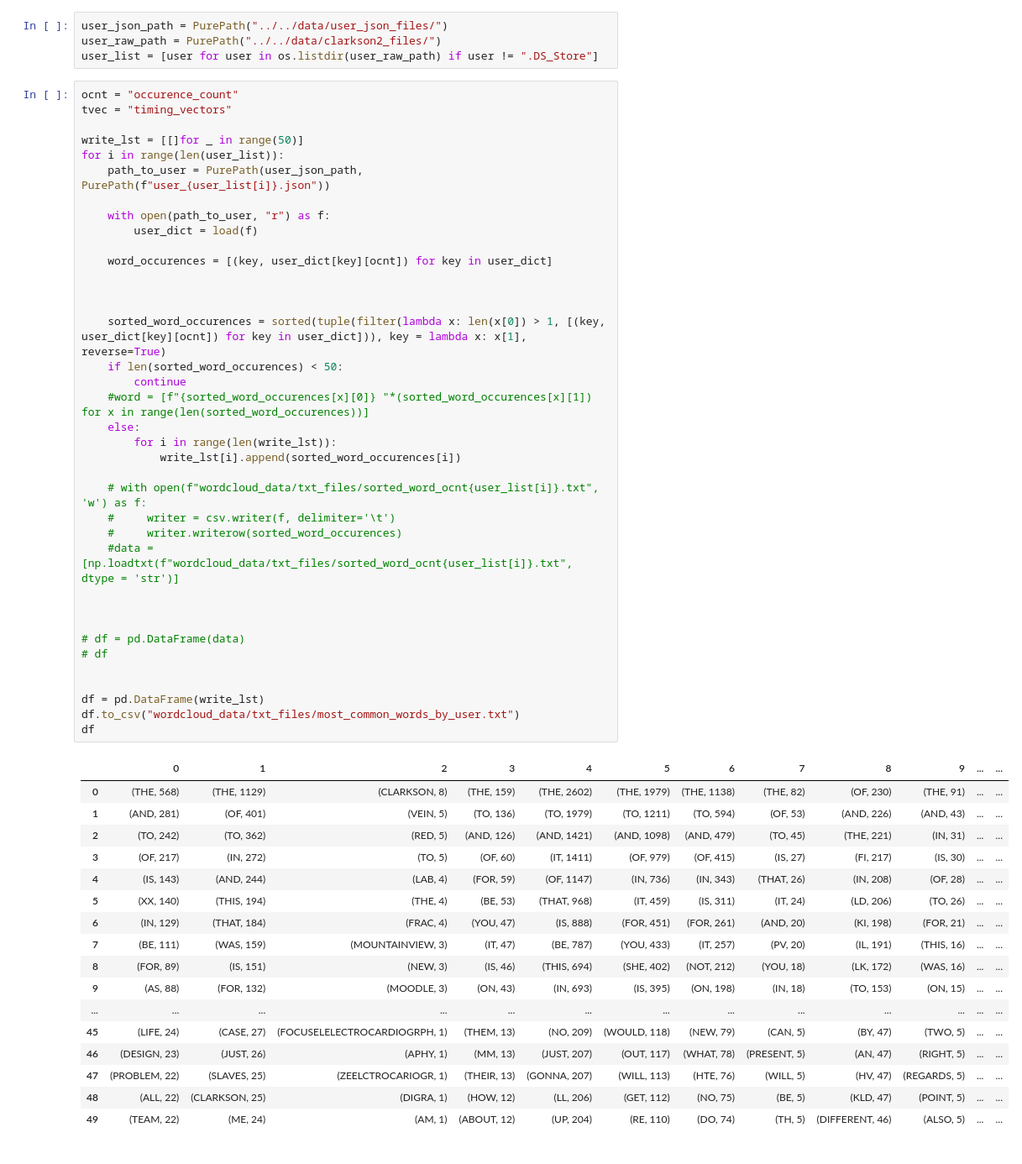
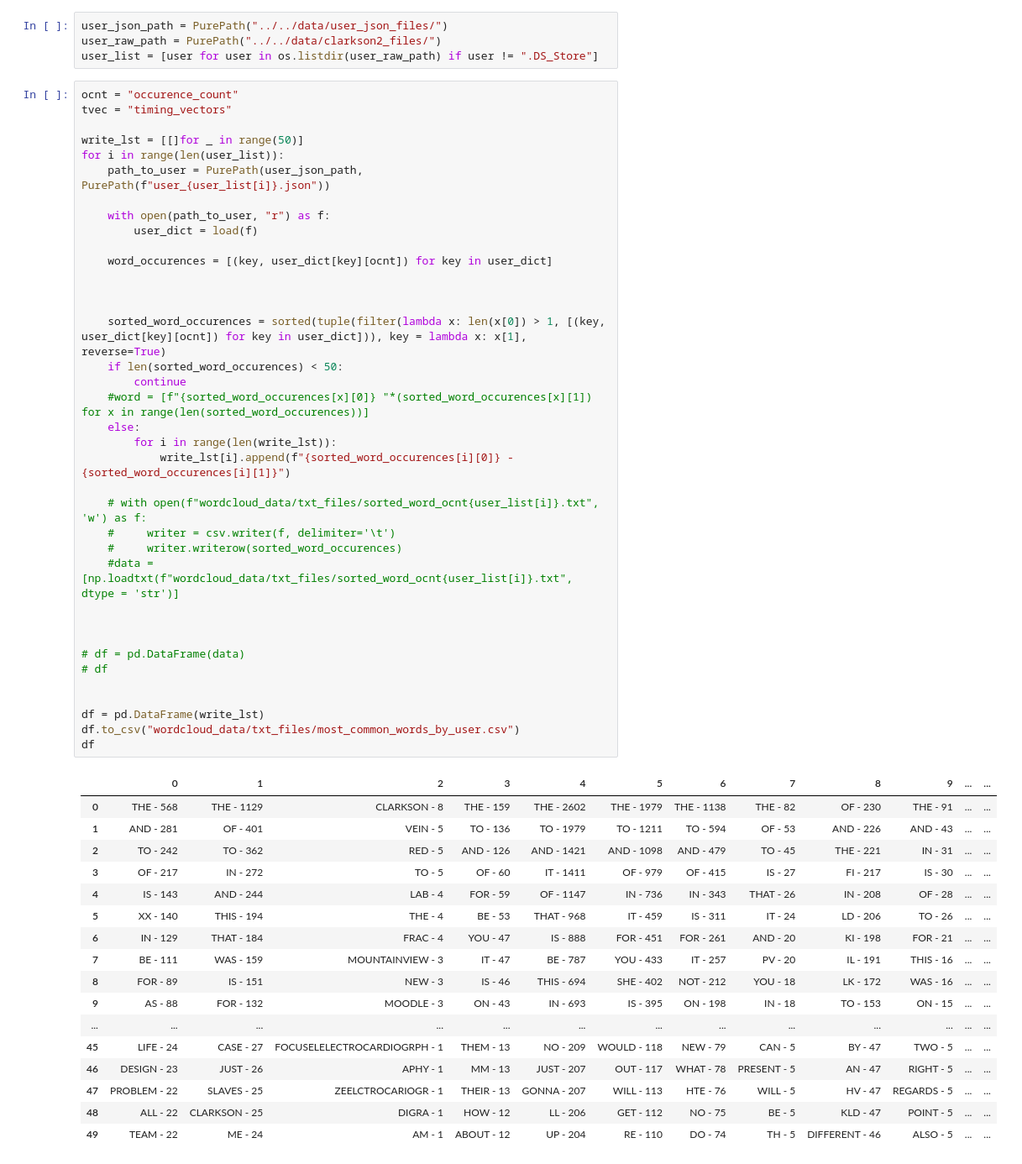
Before and after one commit to Joshua-Elms/nsf-reu2022, a Jupyter notebook: continuous_authentication/analysis/total_wordcloud.ipynb, the cells around one changed output. Shown: that part at 84% size. Cells and saved outputs as stored; diff of their text form.

```diff
--- a/continuous_authentication/analysis/total_wordcloud.ipynb
+++ b/continuous_authentication/analysis/total_wordcloud.ipynb
@@ -25,51 +25,51 @@ for i in range(len(user_list)):
 
     with open(path_to_user, "r") as f:
         user_dict = load(f)
 
     word_occurences = [(key, user_dict[key][ocnt]) for key in user_dict]
 
 
 
     sorted_word_occurences = sorted(tuple(filter(lambda x: len(x[0]) > 1, [(key, user_dict[key][ocnt]) for key in user_dict])), key = lambda x: x[1], reverse=True)
     if len(sorted_word_occurences) < 50:
         continue
     #word = [f"{sorted_word_occurences[x][0]} "*(sorted_word_occurences[x][1]) for x in range(len(sorted_word_occurences))]
     else:
         for i in range(len(write_lst)):
-            write_lst[i].append(sorted_word_occurences[i])
+            write_lst[i].append(f"{sorted_word_occurences[i][0]} - {sorted_word_occurences[i][1]}")
 
     # with open(f"wordcloud_data/txt_files/sorted_word_ocnt{user_list[i]}.txt", 'w') as f:
     #     writer = csv.writer(f, delimiter='\t')
     #     writer.writerow(sorted_word_occurences)
     #data = [np.loadtxt(f"wordcloud_data/txt_files/sorted_word_ocnt{user_list[i]}.txt", dtype = 'str')]
 
 
 
 # df = pd.DataFrame(data)
 # df
 
 
 df = pd.DataFrame(write_lst)
-df.to_csv("wordcloud_data/txt_files/most_common_words_by_user.txt")
+df.to_csv("wordcloud_data/txt_files/most_common_words_by_user.csv")
 df
 # %% [output]
 |  | 0 | 1 | 2 | 3 | 4 | 5 | 6 | 7 | 8 | 9 | ... | ... |
-| 0 | (THE, 568) | (THE, 1129) | (CLARKSON, 8) | (THE, 159) | (THE, 2602) | (THE, 1979) | (THE, 1138) | (THE, 82) | (OF, 230) | (THE, 91) | ... | ... |
-| 1 | (AND, 281) | (OF, 401) | (VEIN, 5) | (TO, 136) | (TO, 1979) | (TO, 1211) | (TO, 594) | (OF, 53) | (AND, 226) | (AND, 43) | ... | ... |
-| 2 | (TO, 242) | (TO, 362) | (RED, 5) | (AND, 126) | (AND, 1421) | (AND, 1098) | (AND, 479) | (TO, 45) | (THE, 221) | (IN, 31) | ... | ... |
-| 3 | (OF, 217) | (IN, 272) | (TO, 5) | (OF, 60) | (IT, 1411) | (OF, 979) | (OF, 415) | (IS, 27) | (FI, 217) | (IS, 30) | ... | ... |
-| 4 | (IS, 143) | (AND, 244) | (LAB, 4) | (FOR, 59) | (OF, 1147) | (IN, 736) | (IN, 343) | (THAT, 26) | (IN, 208) | (OF, 28) | ... | ... |
-| 5 | (XX, 140) | (THIS, 194) | (THE, 4) | (BE, 53) | (THAT, 968) | (IT, 459) | (IS, 311) | (IT, 24) | (LD, 206) | (TO, 26) | ... | ... |
-| 6 | (IN, 129) | (THAT, 184) | (FRAC, 4) | (YOU, 47) | (IS, 888) | (FOR, 451) | (FOR, 261) | (AND, 20) | (KI, 198) | (FOR, 21) | ... | ... |
-| 7 | (BE, 111) | (WAS, 159) | (MOUNTAINVIEW, 3) | (IT, 47) | (BE, 787) | (YOU, 433) | (IT, 257) | (PV, 20) | (IL, 191) | (THIS, 16) | ... | ... |
-| 8 | (FOR, 89) | (IS, 151) | (NEW, 3) | (IS, 46) | (THIS, 694) | (SHE, 402) | (NOT, 212) | (YOU, 18) | (LK, 172) | (WAS, 16) | ... | ... |
-| 9 | (AS, 88) | (FOR, 132) | (MOODLE, 3) | (ON, 43) | (IN, 693) | (IS, 395) | (ON, 198) | (IN, 18) | (TO, 153) | (ON, 15) | ... | ... |
+| 0 | THE - 568 | THE - 1129 | CLARKSON - 8 | THE - 159 | THE - 2602 | THE - 1979 | THE - 1138 | THE - 82 | OF - 230 | THE - 91 | ... | ... |
+| 1 | AND - 281 | OF - 401 | VEIN - 5 | TO - 136 | TO - 1979 | TO - 1211 | TO - 594 | OF - 53 | AND - 226 | AND - 43 | ... | ... |
+| 2 | TO - 242 | TO - 362 | RED - 5 | AND - 126 | AND - 1421 | AND - 1098 | AND - 479 | TO - 45 | THE - 221 | IN - 31 | ... | ... |
+| 3 | OF - 217 | IN - 272 | TO - 5 | OF - 60 | IT - 1411 | OF - 979 | OF - 415 | IS - 27 | FI - 217 | IS - 30 | ... | ... |
+| 4 | IS - 143 | AND - 244 | LAB - 4 | FOR - 59 | OF - 1147 | IN - 736 | IN - 343 | THAT - 26 | IN - 208 | OF - 28 | ... | ... |
+| 5 | XX - 140 | THIS - 194 | THE - 4 | BE - 53 | THAT - 968 | IT - 459 | IS - 311 | IT - 24 | LD - 206 | TO - 26 | ... | ... |
+| 6 | IN - 129 | THAT - 184 | FRAC - 4 | YOU - 47 | IS - 888 | FOR - 451 | FOR - 261 | AND - 20 | KI - 198 | FOR - 21 | ... | ... |
+| 7 | BE - 111 | WAS - 159 | MOUNTAINVIEW - 3 | IT - 47 | BE - 787 | YOU - 433 | IT - 257 | PV - 20 | IL - 191 | THIS - 16 | ... | ... |
+| 8 | FOR - 89 | IS - 151 | NEW - 3 | IS - 46 | THIS - 694 | SHE - 402 | NOT - 212 | YOU - 18 | LK - 172 | WAS - 16 | ... | ... |
+| 9 | AS - 88 | FOR - 132 | MOODLE - 3 | ON - 43 | IN - 693 | IS - 395 | ON - 198 | IN - 18 | TO - 153 | ON - 15 | ... | ... |
 | ... | ... | ... | ... | ... | ... | ... | ... | ... | ... | ... | ... | ... |
-| 45 | (LIFE, 24) | (CASE, 27) | (FOCUSELELECTROCARDIOGRPH, 1) | (THEM, 13) | (NO, 209) | (WOULD, 118) | (NEW, 79) | (CAN, 5) | (BY, 47) | (TWO, 5) | ... | ... |
-| 46 | (DESIGN, 23) | (JUST, 26) | (APHY, 1) | (MM, 13) | (JUST, 207) | (OUT, 117) | (WHAT, 78) | (PRESENT, 5) | (AN, 47) | (RIGHT, 5) | ... | ... |
-| 47 | (PROBLEM, 22) | (SLAVES, 25) | (ZEELCTROCARIOGR, 1) | (THEIR, 13) | (GONNA, 207) | (WILL, 113) | (HTE, 76) | (WILL, 5) | (HV, 47) | (REGARDS, 5) | ... | ... |
-| 48 | (ALL, 22) | (CLARKSON, 25) | (DIGRA, 1) | (HOW, 12) | (LL, 206) | (GET, 112) | (NO, 75) | (BE, 5) | (KLD, 47) | (POINT, 5) | ... | ... |
-| 49 | (TEAM, 22) | (ME, 24) | (AM, 1) | (ABOUT, 12) | (UP, 204) | (RE, 110) | (DO, 74) | (TH, 5) | (DIFFERENT, 46) | (ALSO, 5) | ... | ... |
+| 45 | LIFE - 24 | CASE - 27 | FOCUSELELECTROCARDIOGRPH - 1 | THEM - 13 | NO - 209 | WOULD - 118 | NEW - 79 | CAN - 5 | BY - 47 | TWO - 5 | ... | ... |
+| 46 | DESIGN - 23 | JUST - 26 | APHY - 1 | MM - 13 | JUST - 207 | OUT - 117 | WHAT - 78 | PRESENT - 5 | AN - 47 | RIGHT - 5 | ... | ... |
+| 47 | PROBLEM - 22 | SLAVES - 25 | ZEELCTROCARIOGR - 1 | THEIR - 13 | GONNA - 207 | WILL - 113 | HTE - 76 | WILL - 5 | HV - 47 | REGARDS - 5 | ... | ... |
+| 48 | ALL - 22 | CLARKSON - 25 | DIGRA - 1 | HOW - 12 | LL - 206 | GET - 112 | NO - 75 | BE - 5 | KLD - 47 | POINT - 5 | ... | ... |
+| 49 | TEAM - 22 | ME - 24 | AM - 1 | ABOUT - 12 | UP - 204 | RE - 110 | DO - 74 | TH - 5 | DIFFERENT - 46 | ALSO - 5 | ... | ... |
 50 rows × 93 columns
 # %%
 word_occurences = [(key, aggregator[key]) for key in aggregator]
```
Also changed, not shown: parts of 1 cell of this notebook, 7 other files.
